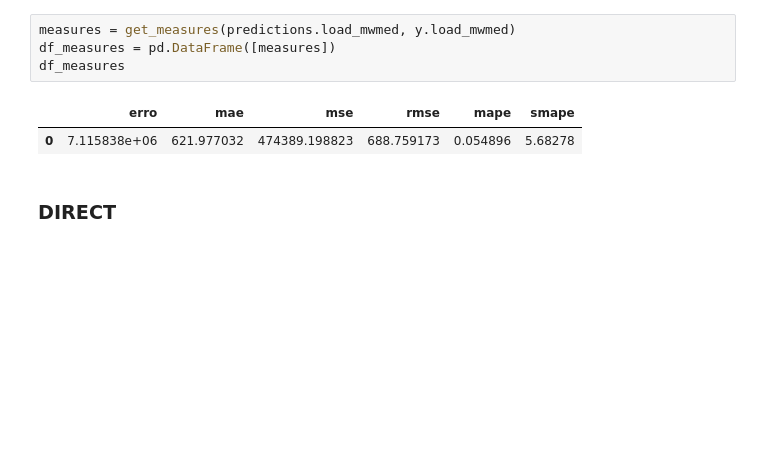
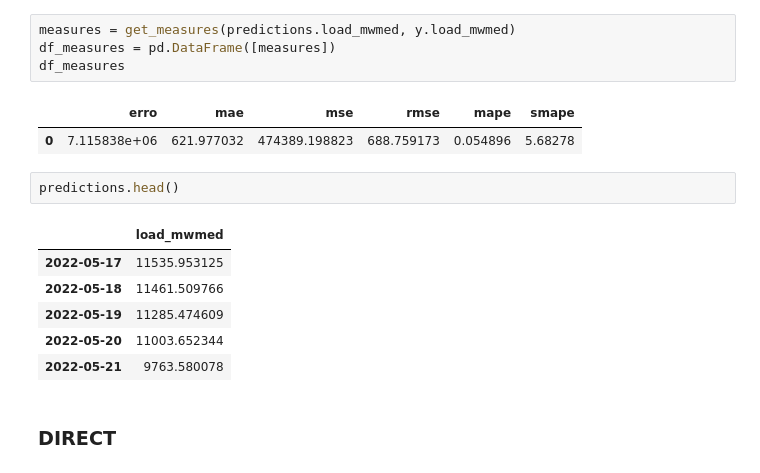
Before and after one commit to matheus-vizzotto/projecao_demanda_eletrica, a Jupyter notebook: lab/xgboost.ipynb, the cells around one changed output. Cells and saved outputs as stored; diff of their text form; blank space fills up the shorter version.

```diff
--- a/lab/xgboost.ipynb
+++ b/lab/xgboost.ipynb
@@ -245,6 +244,15 @@ df_measures
 # %% [output]
 |  | erro | mae | mse | rmse | mape | smape |
 | 0 | 7.115838e+06 | 621.977032 | 474389.198823 | 688.759173 | 0.054896 | 5.68278 |
+# %%
+predictions.head()
+# %% [output]
+|  | load_mwmed |
+| 2022-05-17 | 11535.953125 |
+| 2022-05-18 | 11461.509766 |
+| 2022-05-19 | 11285.474609 |
+| 2022-05-20 | 11003.652344 |
+| 2022-05-21 | 9763.580078 |
 # %% [markdown]
 ### DIRECT
 # %%
```
Also changed, not shown: parts of 1 cell of this notebook, 9 other files.
